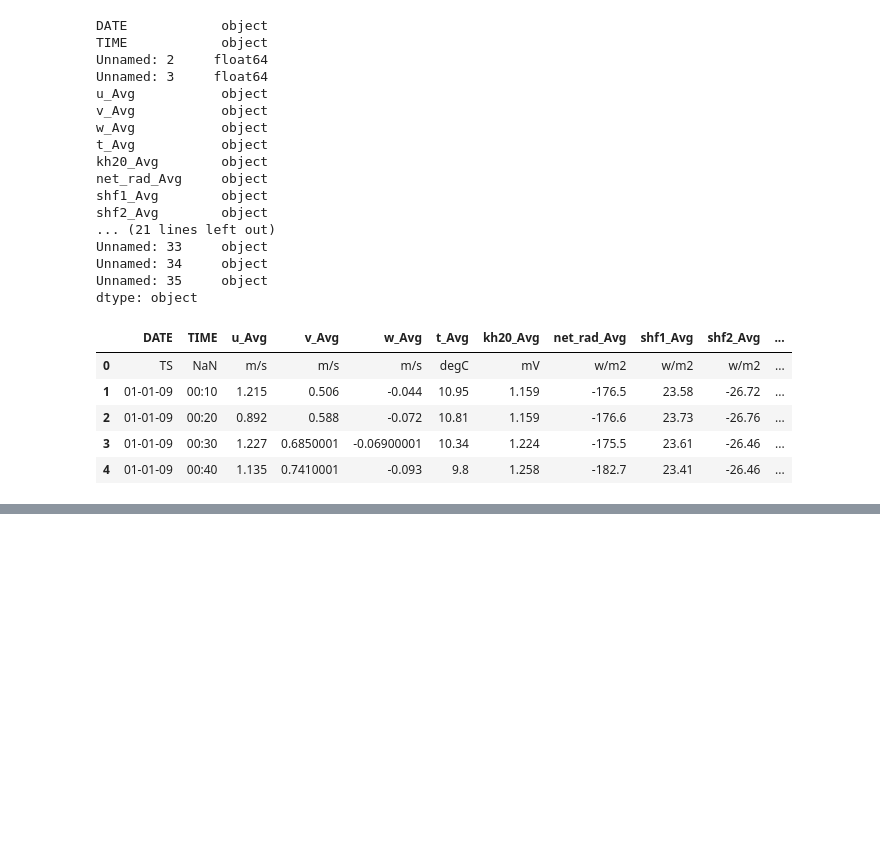
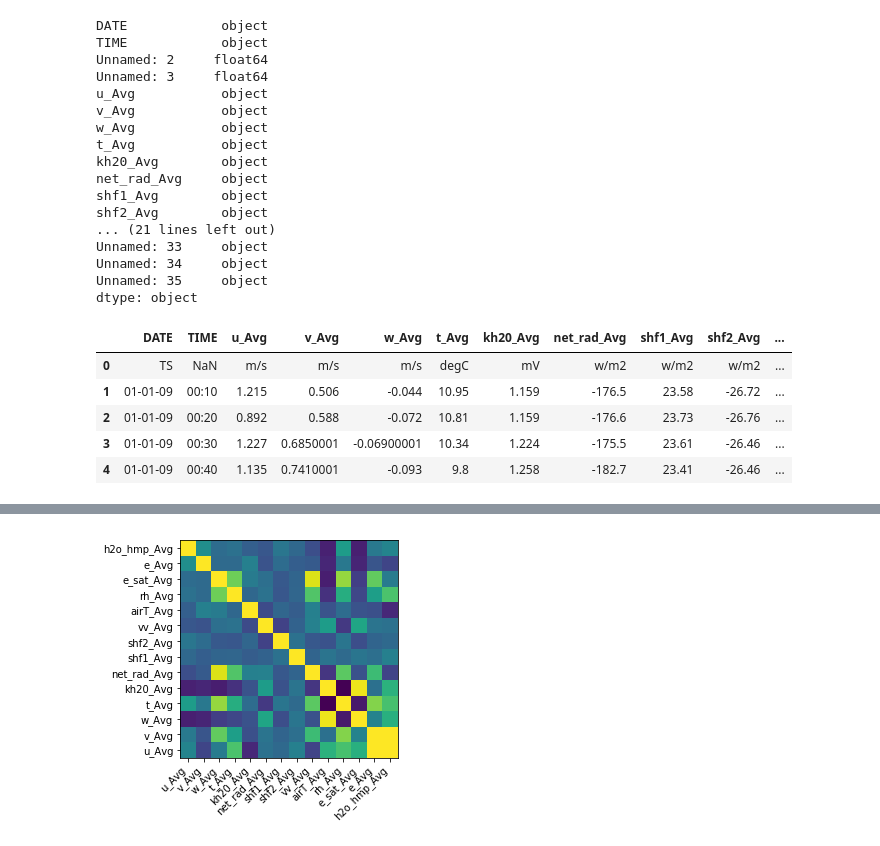
Before and after one commit to AdrianEVC/F-sica-computacional, a Jupyter notebook: Actividad7/Actividad7.ipynb, the cells around one changed output, grey strips where cells are left out. Saved outputs shown, nothing was run; the diff lists cells and outputs as text; code cells hidden in the pictures; blank space fills up the shorter version.

```diff
--- a/Actividad7/Actividad7.ipynb
+++ b/Actividad7/Actividad7.ipynb
@@ -71,0 +138,18 @@ dtype: object
+# %%
+#HeatMap usando Matplotlib
+#Cramos la gráfica
+fig, df1_pl = plt.subplots()
+#Tamaño de los ejers
+df1_pl.set_xticks(np.arange(len(df1)))
+df1_pl.set_yticks(np.arange(len(df1)))
+#Agregamos los nombres de cada variable en los ejes.
+df1_pl.set_xticklabels(df1)
+df1_pl.set_yticklabels(df1.columns[::-1])
+#Ajuste en las caracteristicas de la gráfica
+plt.setp(df1_pl.get_xticklabels(), ha="right",rotation=45)
+#Mostramos la gráfica
+plt.imshow(df1)
+plt.savefig('Gráfica1_pl',plt=2000)
+plt.show()
+# %% [output]
+[figure, added]
```
Also changed, not shown: parts of 18 cells of this notebook, 2 other files.
